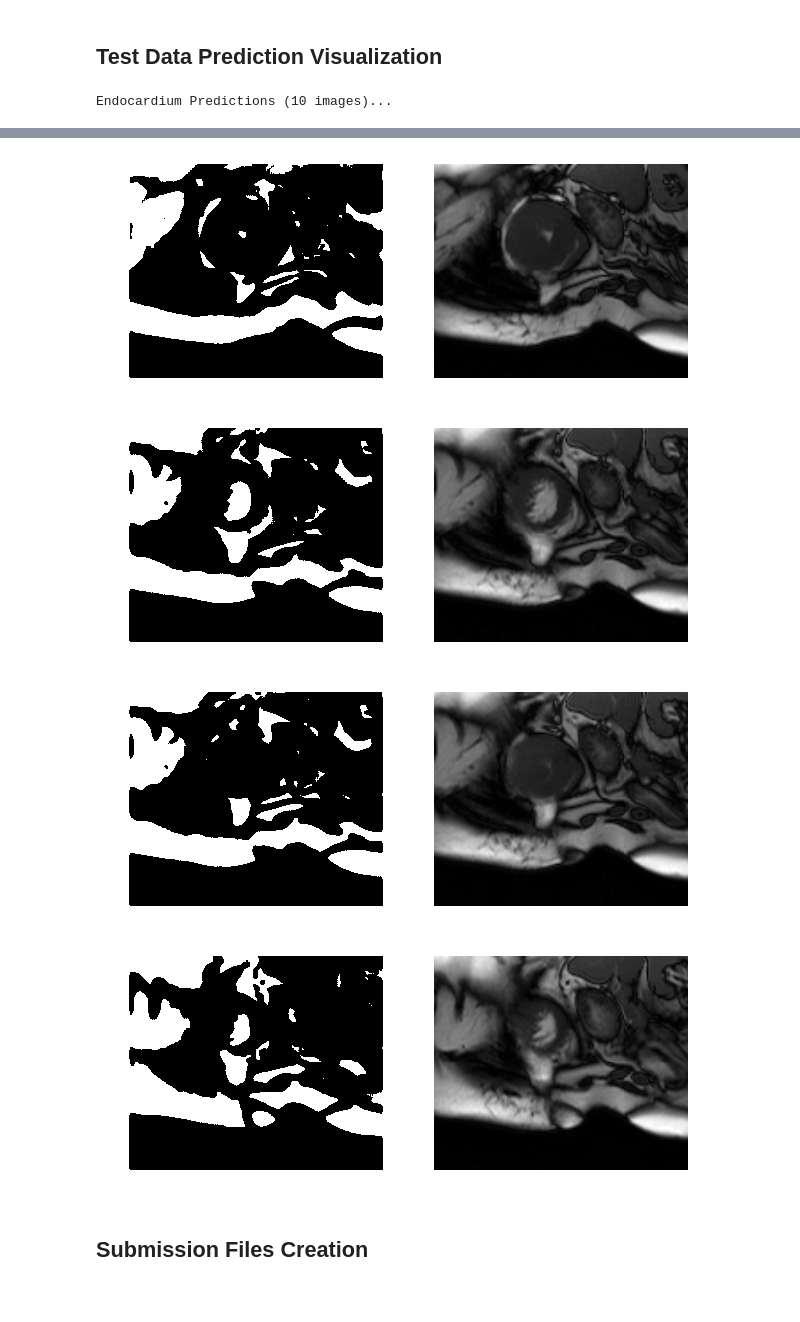
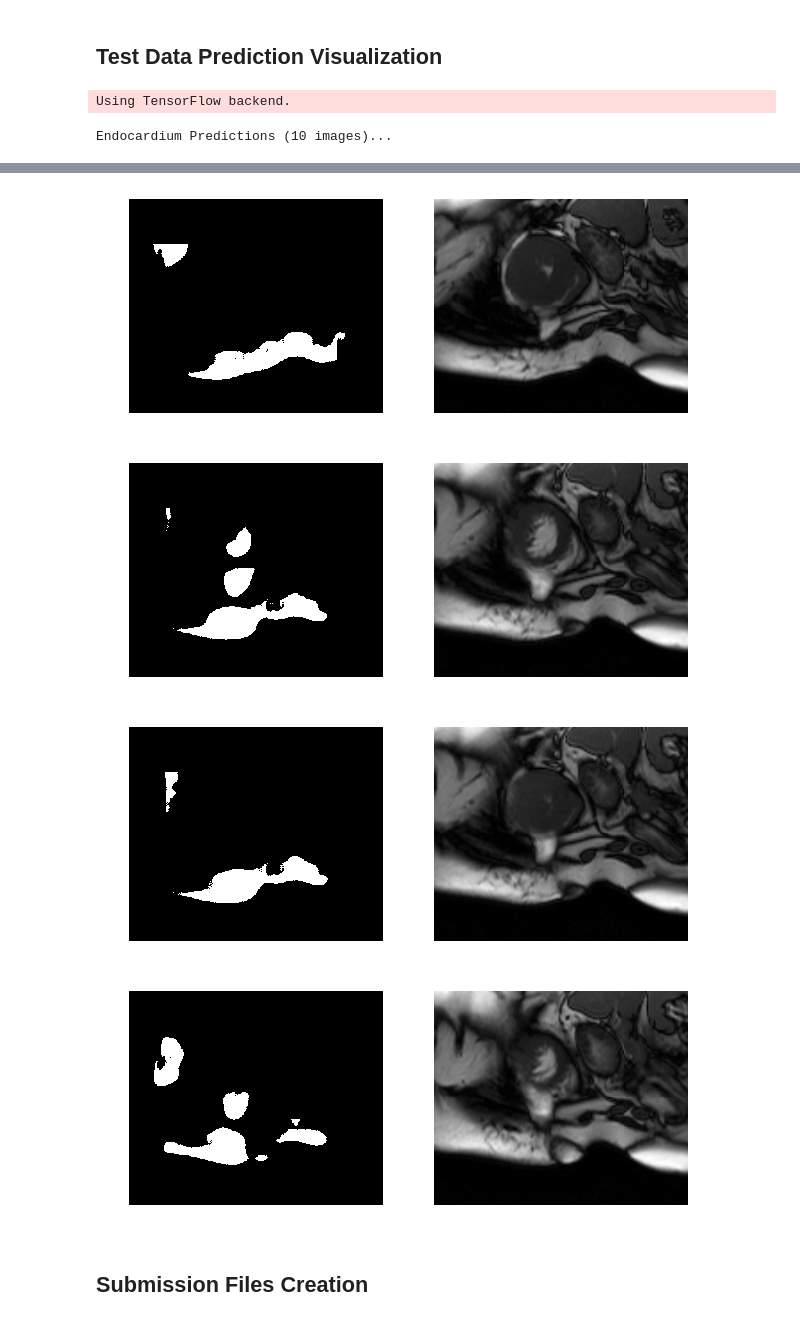
Before and after one commit to aksharkkumar/cmri-rv-seg, a Jupyter notebook: notebooks/test_submission_exploration.ipynb, the cells around one changed output, grey strips where cells are left out. Cells and saved outputs as stored; diff of their text form; code cells hidden in the pictures.

```diff
--- a/notebooks/test_submission_exploration.ipynb
+++ b/notebooks/test_submission_exploration.ipynb
@@ -18,10 +18,12 @@ patient17_dir = os.path.join(test_dir1,"patient17")
 
 num_imgs = 10
 
-predictor_test_1 = prediction.Predictor(test_dir1,"weights500NoDropSGD.hdf5")
+predictor_test_1 = prediction.Predictor(test_dir1,"weights50Drop.hdf5")
 # predictor_test_2 = prediction.Predictor(test_dir2)
 
 o_predictions,i_predictions = predictor_test_1.make_predictions_one(patient17_dir,num_imgs)
+# %% [output]
+Using TensorFlow backend.
 # %%
 %matplotlib inline
 import numpy as np
@@ -31,7 +33,7 @@ def show_segmentation_masks(predictions):
         plt.subplot(1, 2, 1)
         plt.axis("off")
         #print(mask.shape)
-        plt.imshow(np.where(mask[0,:,:,1]>0.1,255,0), cmap=plt.cm.gray)
+        plt.imshow(np.where(mask[0,:,:,1]>0.2,255,0), cmap=plt.cm.gray)
         plt.subplot(1, 2, 2)
         plt.axis("off")
         plt.imshow(image, cmap=plt.cm.gray)
@@ -53,6 +55,6 @@ Endocardium Predictions (10 images)...
-[figure, old version]
+[figure, new version]
-[figure, old version]
+[figure, new version]
-[figure, old version]
+[figure, new version]
-[figure, old version]
+[figure, new version]
 # %% [markdown]
 ## Submission Files Creation
```
Also changed, not shown: parts of 1 cell of this notebook, 5 other files.
